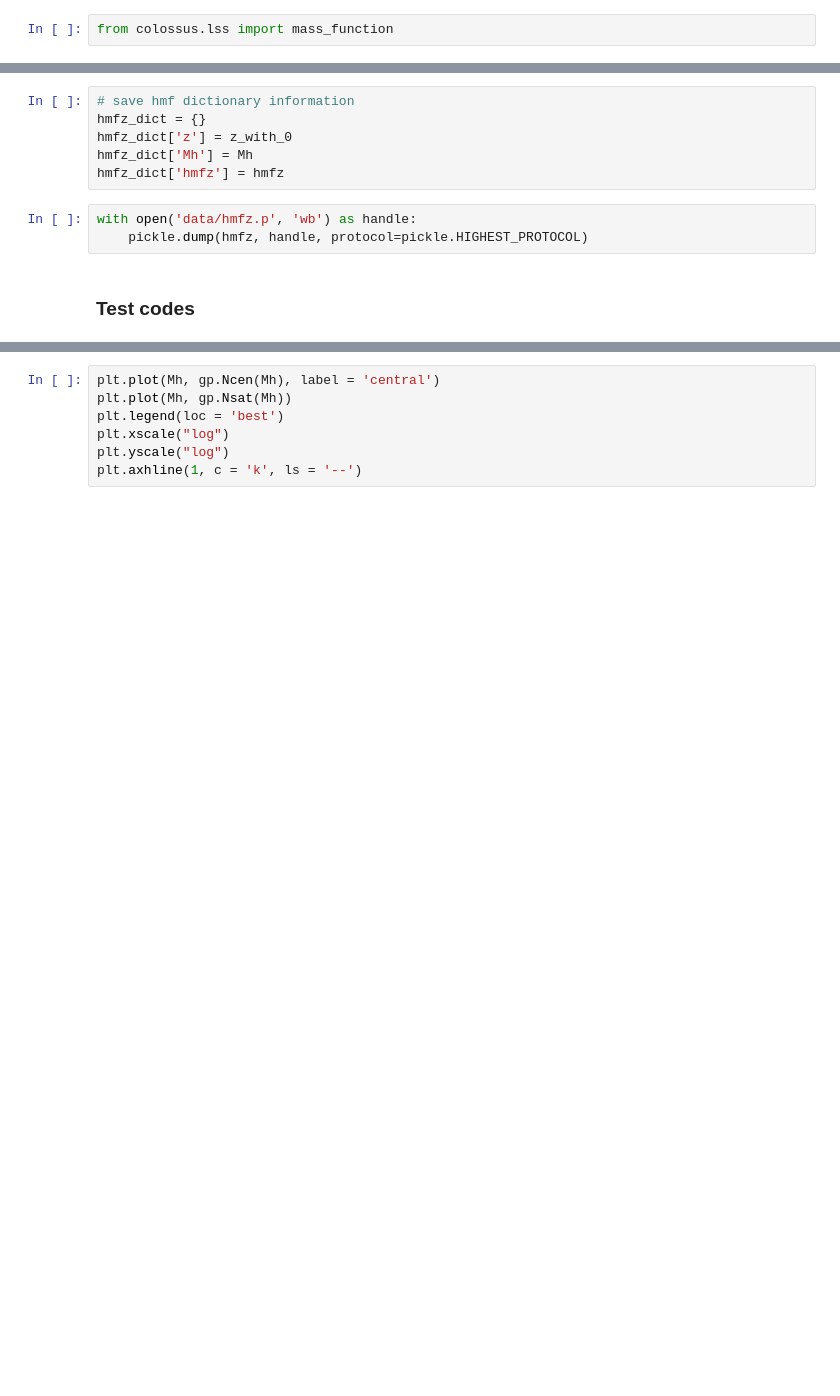
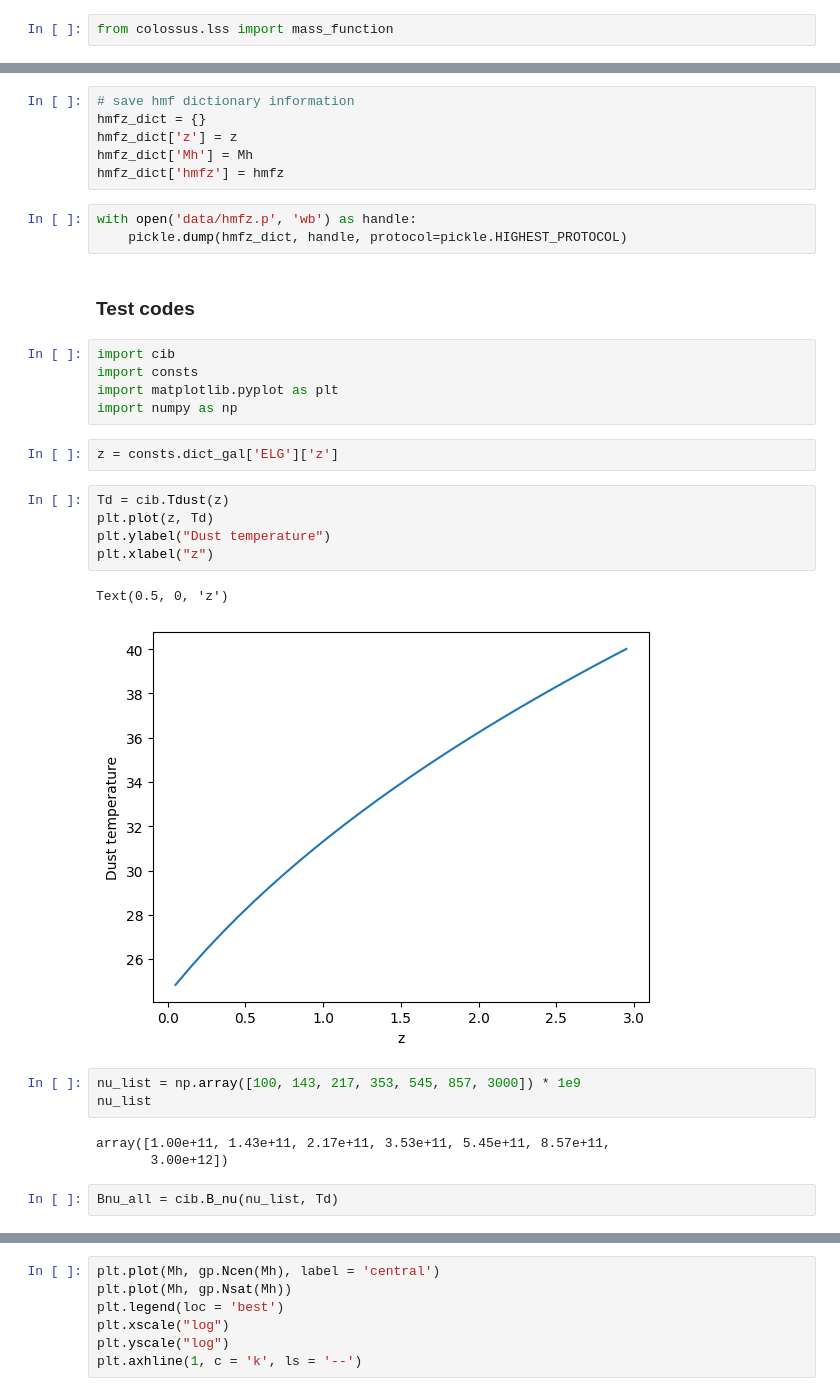
Before and after one commit to destrys/galCIB, a Jupyter notebook: base-lcdm.ipynb, the cells around one changed output, grey strips where cells are left out. Drawn from its saved outputs; the diff is of its cells as text; blank space fills up the shorter version.

```diff
--- a/base-lcdm.ipynb
+++ b/base-lcdm.ipynb
@@ -127,11 +125,34 @@ for i in range(len(z_with_0)):
 # %%
 # save hmf dictionary information
 hmfz_dict = {}
-hmfz_dict['z'] = z_with_0
+hmfz_dict['z'] = z
 hmfz_dict['Mh'] = Mh
 hmfz_dict['hmfz'] = hmfz
 # %%
 with open('data/hmfz.p', 'wb') as handle:
-    pickle.dump(hmfz, handle, protocol=pickle.HIGHEST_PROTOCOL)
+    pickle.dump(hmfz_dict, handle, protocol=pickle.HIGHEST_PROTOCOL)
 # %% [markdown]
 ### Test codes
+# %%
+import cib
+import consts
+import matplotlib.pyplot as plt
+import numpy as np
+# %%
+z = consts.dict_gal['ELG']['z']
+# %%
+Td = cib.Tdust(z)
+plt.plot(z, Td)
+plt.ylabel("Dust temperature")
+plt.xlabel("z")
+# %% [output]
+Text(0.5, 0, 'z')
+[figure, added]
+# %%
+nu_list = np.array([100, 143, 217, 353, 545, 857, 3000]) * 1e9
+nu_list
+# %% [output]
+array([1.00e+11, 1.43e+11, 2.17e+11, 3.53e+11, 5.45e+11, 8.57e+11,
+       3.00e+12])
+# %%
+Bnu_all = cib.B_nu(nu_list, Td)
```
Also changed, not shown: parts of 35 cells of this notebook, 2 other files.
